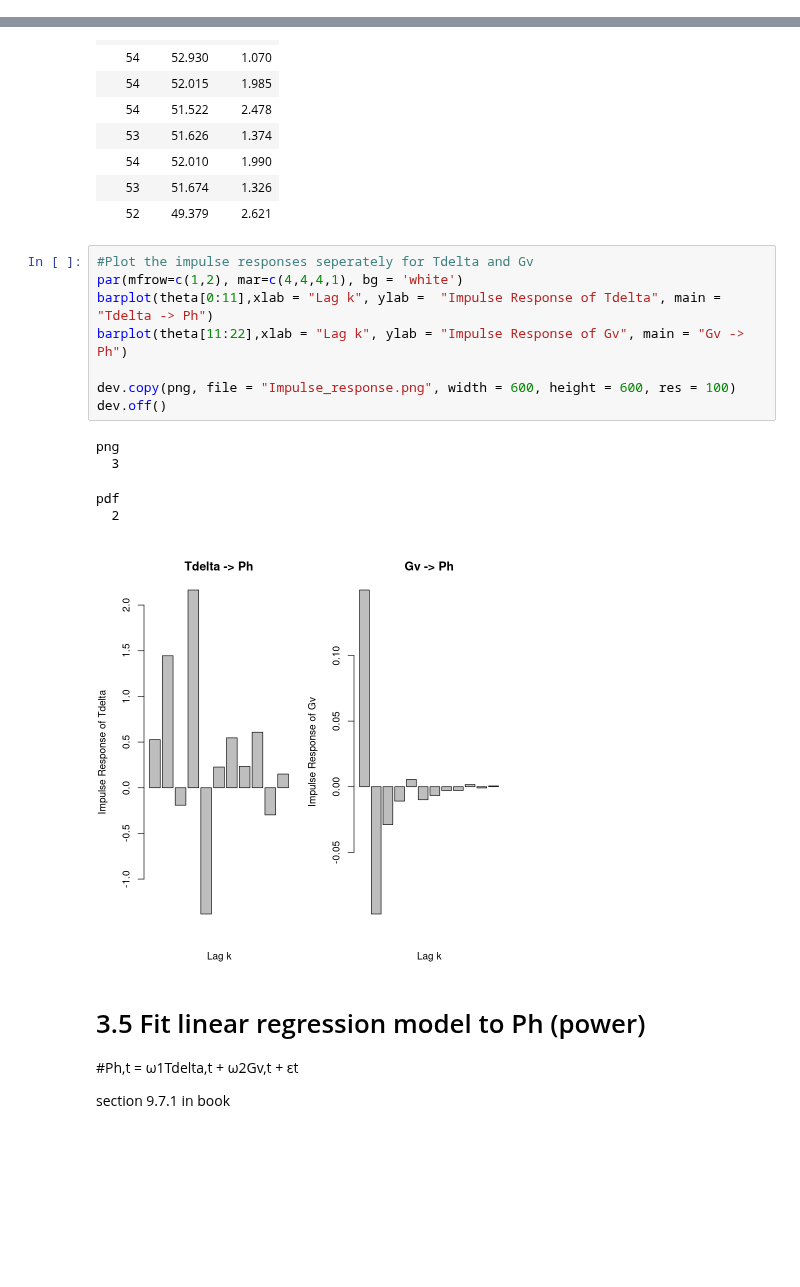
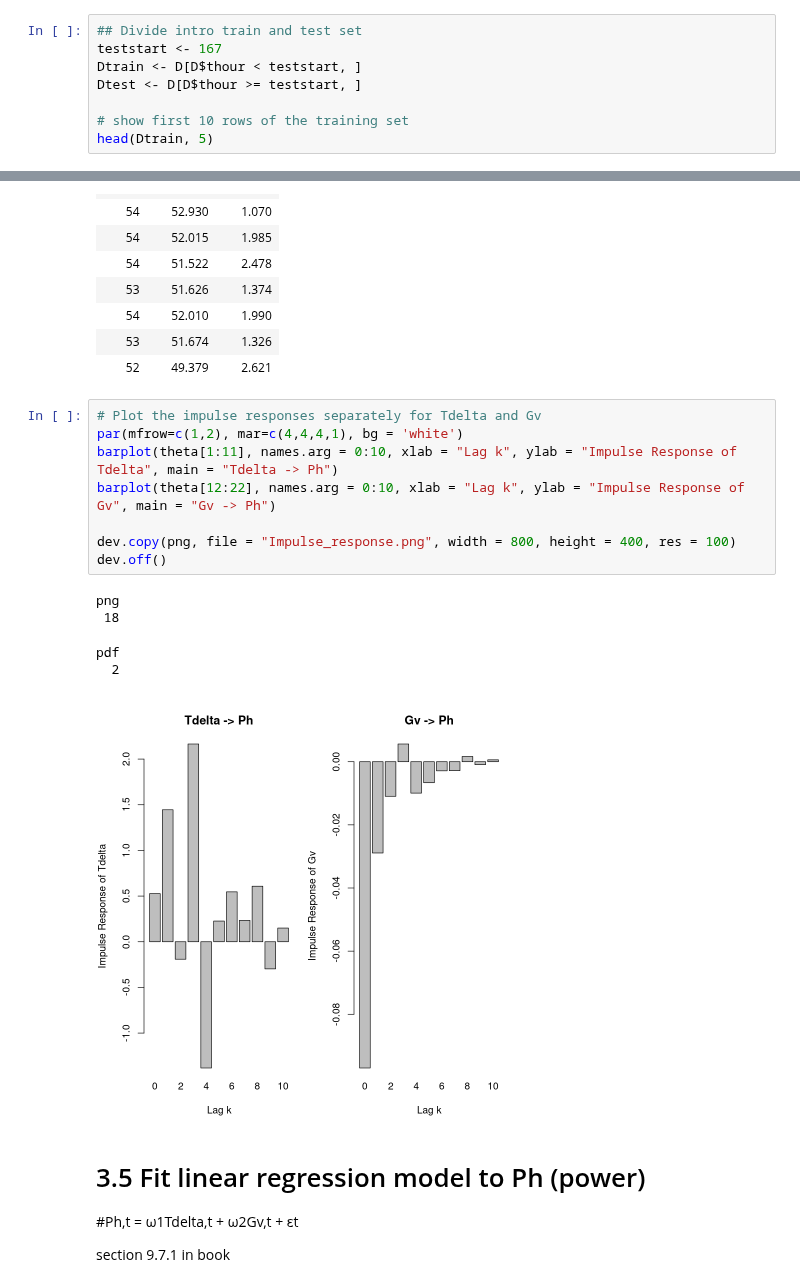
Before and after one commit to mathilderask/TimeSeriesAnalysis, a Jupyter notebook: Assig3/opg_3_oia copy.ipynb, the cells around one changed output, grey strips where cells are left out. Saved outputs shown, nothing was run; the diff lists cells and outputs as text; blank space fills up the shorter version.

```diff
--- a/Assig3/opg_3_oia copy.ipynb
+++ b/Assig3/opg_3_oia copy.ipynb
@@ -22,3 +22,11 @@ plot(D$thour,D$Ph, type = "l", col = "black", lwd = 2, xlab = "Time", ylab = "Gv
 2. Split the data into a train and test set, such that ”2013-02-06 00:00” is the last data point in the
 training set (i.e. thour = 1, ..., 167 is the training set). From now on, work only on the training
 set, except where explicitly told to use the test set.
+# %%
+## Divide intro train and test set
+teststart <- 167
+Dtrain <- D[D$thour < teststart, ]
+Dtest <- D[D$thour >= teststart, ]
+
+# show first 10 rows of the training set
+head(Dtrain, 5)
@@ -161,19 +202,19 @@ A data.frame: 10 × 3
 | 53 | 51.674 | 1.326 |
 | 52 | 49.379 | 2.621 |
 # %%
-#Plot the impulse responses seperately for Tdelta and Gv
+# Plot the impulse responses separately for Tdelta and Gv
 par(mfrow=c(1,2), mar=c(4,4,4,1), bg = 'white')
-barplot(theta[0:11],xlab = "Lag k", ylab =  "Impulse Response of Tdelta", main = "Tdelta -> Ph")
-barplot(theta[11:22],xlab = "Lag k", ylab = "Impulse Response of Gv", main = "Gv -> Ph")
+barplot(theta[1:11], names.arg = 0:10, xlab = "Lag k", ylab = "Impulse Response of Tdelta", main = "Tdelta -> Ph")
+barplot(theta[12:22], names.arg = 0:10, xlab = "Lag k", ylab = "Impulse Response of Gv", main = "Gv -> Ph")
 
-dev.copy(png, file = "Impulse_response.png", width = 600, height = 600, res = 100)
+dev.copy(png, file = "Impulse_response.png", width = 800, height = 400, res = 100)
 dev.off()
 # %% [output]
 png
-  3
+ 18
 pdf
   2
-[figure, old version]
+[figure, new version]
 # %% [markdown]
 # 3.5 Fit linear regression model to Ph (power)
 #Ph,t = ω1Tdelta,t + ω2Gv,t + εt
```
Also changed, not shown: parts of 5 cells of this notebook, 6 other files.
